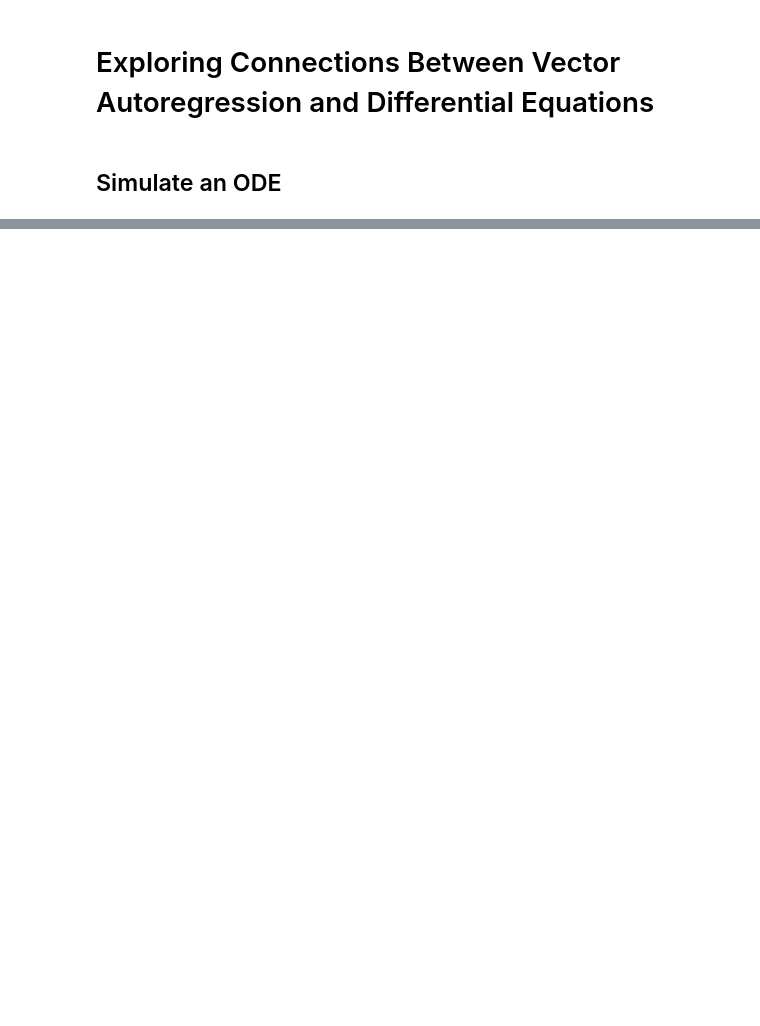
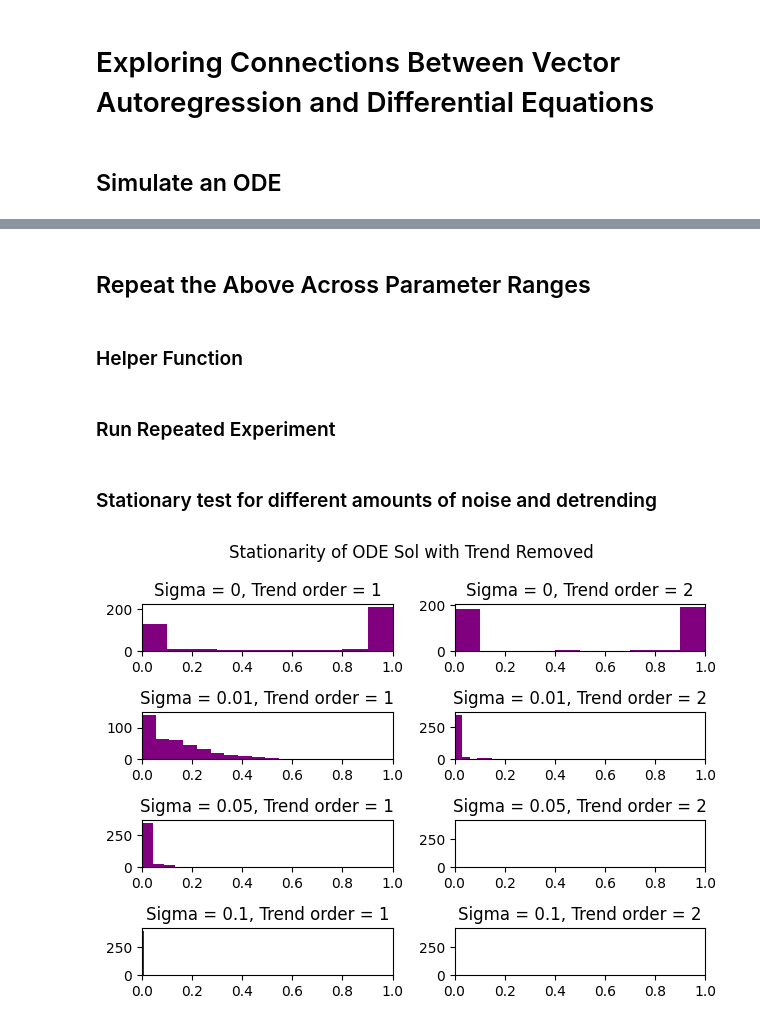
Before and after one commit to djpasseyjr/graphinference, a Jupyter notebook: Notebooks/Jupyter/VARvsODE.ipynb, the cells around one changed output, grey strips where cells are left out. Saved outputs shown, nothing was run; the diff lists cells and outputs as text; code cells hidden in the pictures; blank space fills up the shorter version.

```diff
--- a/Notebooks/Jupyter/VARvsODE.ipynb
+++ b/Notebooks/Jupyter/VARvsODE.ipynb
@@ -53,0 +90,4 @@ array([1.73472348e-18+2.j , 1.73472348e-18-2.j , 6.93889390e-18+0.3j,
+# %%
+var1_model = VAR(detrend_noisy_x_sol)
+var1_fit = var1_model.fit(maxlags=2, verbose=True)
+print(var1_fit.summary())
@@ -53,0 +112,8 @@ array([1.73472348e-18+2.j , 1.73472348e-18-2.j , 6.93889390e-18+0.3j,
+# %%
+
+coef, pvals = var_helpers.coef_matrix(var1_fit, timestep_lag=2, return_pvals=True)
+print("Lag 1 Coefficients:")
+print(np.round(coef, decimals=2))
+
+print("Corresponding P-Values")
+print(np.round(pvals, decimals=4))
@@ -53,0 +131,17 @@ array([1.73472348e-18+2.j , 1.73472348e-18-2.j , 6.93889390e-18+0.3j,
+# %% [markdown]
+## Repeat the Above Across Parameter Ranges
+# %% [markdown]
+### Helper Function
+# %%
+def vectorized_adf(X):
+    """Apply dicky fuller to each column of a 2D array `X`.
+
+    Returns pvalues for each column.
+    """
+    pvals = np.ones(X.shape[1])
+    for i in range(X.shape[1]):
+        adf_result = statsmodels.tsa.stattools.adfuller(X[:, i])
+        pvals[i] = adf_result[1]
+    return pvals
+# %% [markdown]
+### Run Repeated Experiment
@@ -53,0 +183,17 @@ array([1.73472348e-18+2.j , 1.73472348e-18-2.j , 6.93889390e-18+0.3j,
+# %% [markdown]
+### Stationary test for different amounts of noise and detrending
+# %%
+fig, ax = plt.subplots(4, 2)
+
+for i, sig in enumerate(stds_of_noise):
+    for j, order in enumerate(trend_orders):
+        all_adf_pvals = np.hstack(results[(sig, order)]["adf"])
+        ax[i, j].set_xlim(0, 1)
+
+        ax[i, j].hist(all_adf_pvals, color="purple")
+        ax[i, j].set_title(f"Sigma = {sig}, Trend order = {order}")
+
+fig.suptitle("Stationarity of ODE Sol with Trend Removed")
+fig.tight_layout()
+# %% [output]
+[figure, added]
```
Also changed, not shown: parts of 16 cells of this notebook, 5 other files.
